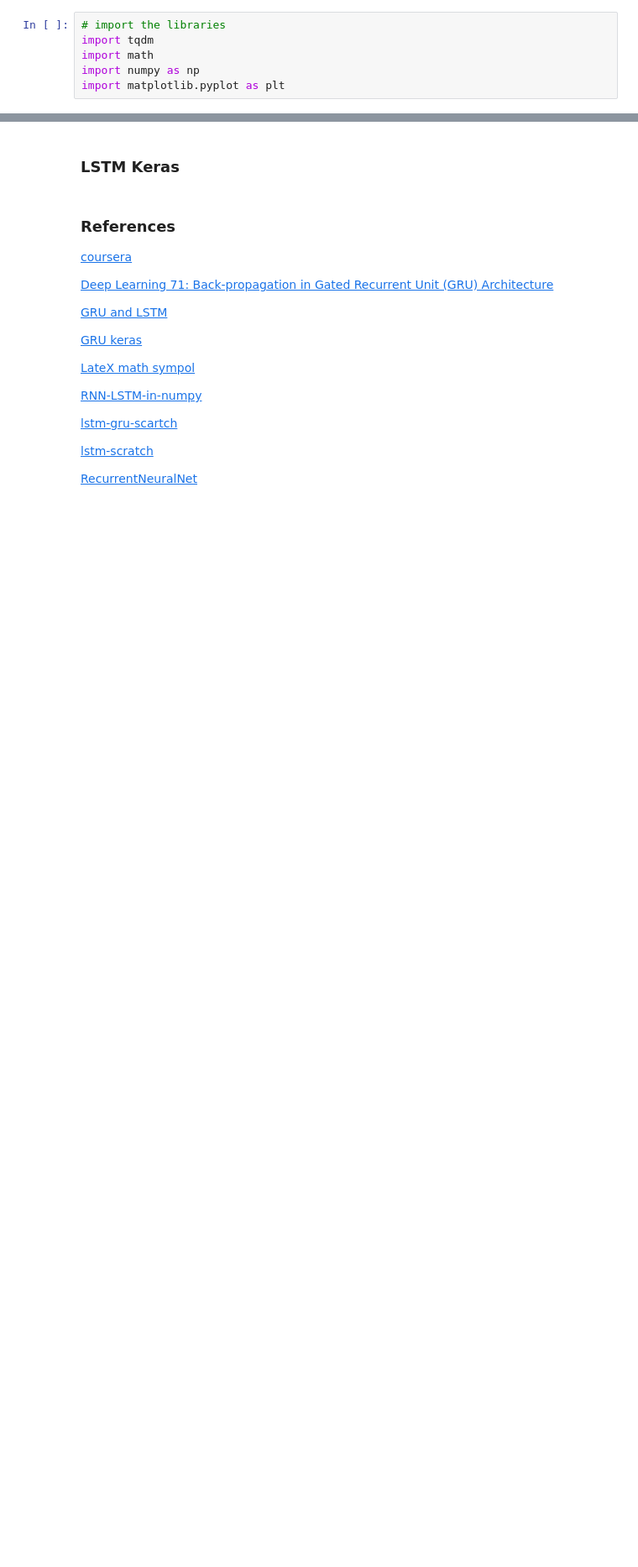
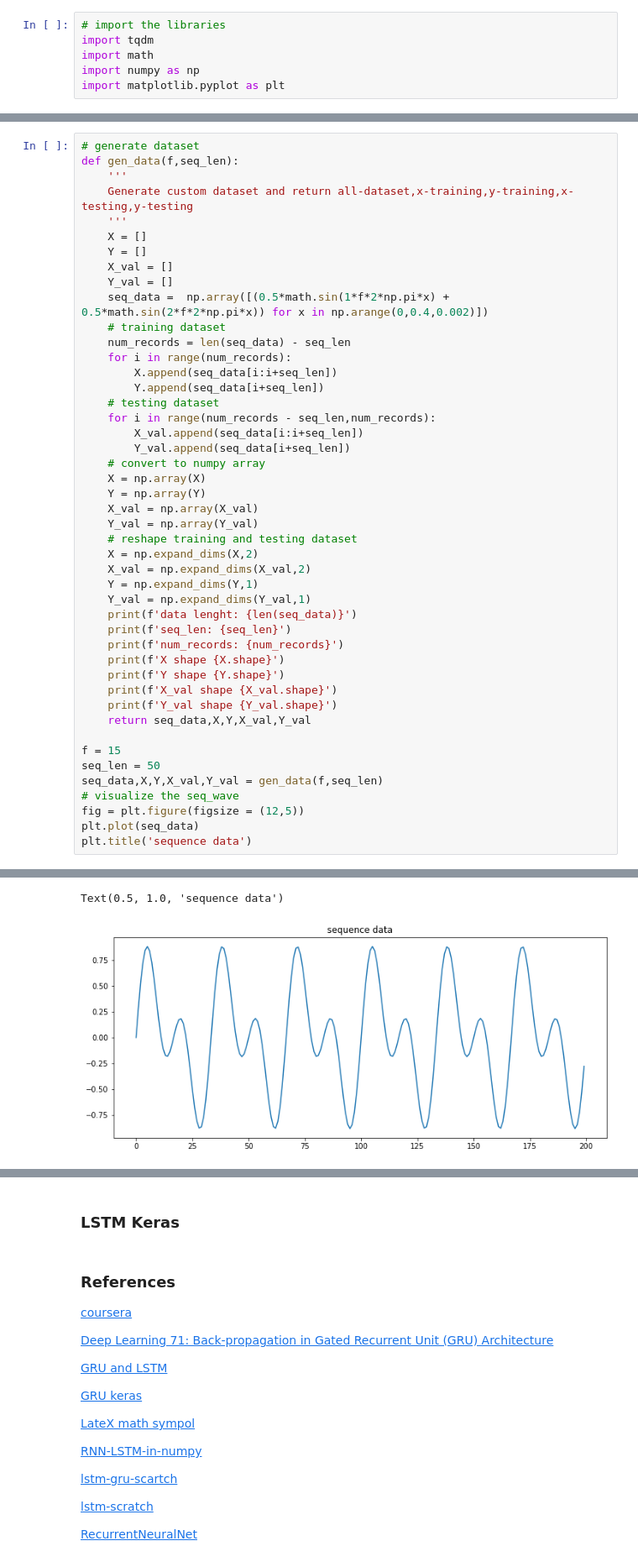
Before and after one commit to Locchuong96/machine-learning, a Jupyter notebook: Courses/GRU-LSTM.ipynb, the cells around one changed output, grey strips where cells are left out. Shown at 84% size. Drawn from its saved outputs; the diff is of its cells as text; blank space fills up the shorter version.

```diff
--- a/Courses/GRU-LSTM.ipynb
+++ b/Courses/GRU-LSTM.ipynb
@@ -1209,0 +1216,47 @@ import matplotlib.pyplot as plt
+# %%
+# generate dataset
+def gen_data(f,seq_len):
+    '''
+    Generate custom dataset and return all-dataset,x-training,y-training,x-testing,y-testing
+    '''
+    X = []
+    Y = []
+    X_val = []
+    Y_val = []
+    seq_data =  np.array([(0.5*math.sin(1*f*2*np.pi*x) + 0.5*math.sin(2*f*2*np.pi*x)) for x in np.arange(0,0.4,0.002)])
+    # training dataset
+    num_records = len(seq_data) - seq_len
+    for i in range(num_records):
+        X.append(seq_data[i:i+seq_len])
+        Y.append(seq_data[i+seq_len])
+    # testing dataset
+    for i in range(num_records - seq_len,num_records):
+        X_val.append(seq_data[i:i+seq_len])
+        Y_val.append(seq_data[i+seq_len])
+    # convert to numpy array
+    X = np.array(X)
+    Y = np.array(Y)
+    X_val = np.array(X_val)
+    Y_val = np.array(Y_val)
+    # reshape training and testing dataset
+    X = np.expand_dims(X,2)
+    X_val = np.expand_dims(X_val,2)
+    Y = np.expand_dims(Y,1)
+    Y_val = np.expand_dims(Y_val,1)
+    print(f'data lenght: {len(seq_data)}')
+    print(f'seq_len: {seq_len}')
+    print(f'num_records: {num_records}')
+    print(f'X shape {X.shape}')
+    print(f'Y shape {Y.shape}')
+    print(f'X_val shape {X_val.shape}')
+    print(f'Y_val shape {Y_val.shape}')
+    return seq_data,X,Y,X_val,Y_val
+
+f = 15
+seq_len = 50
+seq_data,X,Y,X_val,Y_val = gen_data(f,seq_len)
+# visualize the seq_wave
+fig = plt.figure(figsize = (12,5))
+plt.plot(seq_data)
+plt.title('sequence data')
+# %% [output]
@@ -1209,0 +1270,2 @@ import matplotlib.pyplot as plt
+Text(0.5, 1.0, 'sequence data')
+[figure, added]
```
Also changed, not shown: parts of 15 cells of this notebook.
